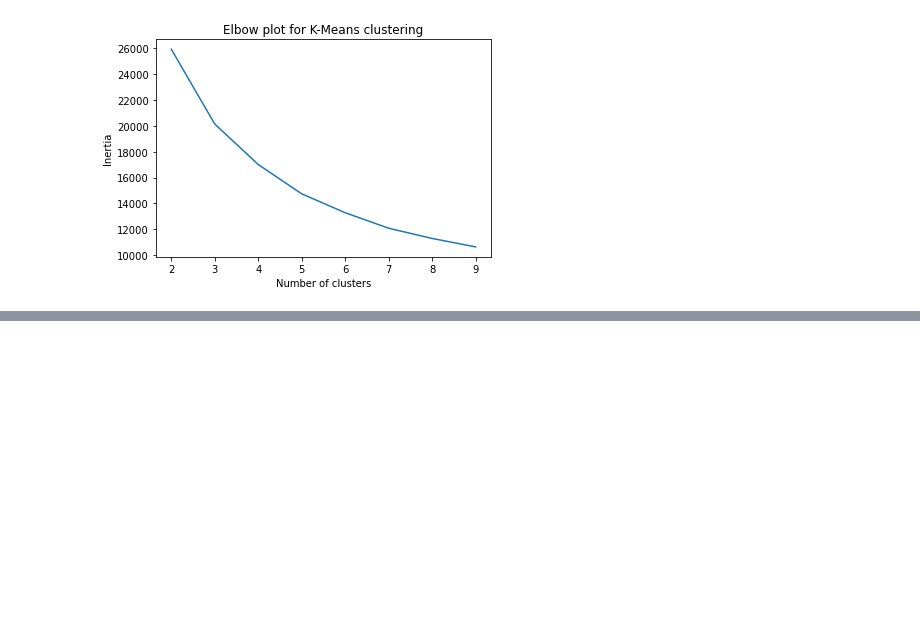
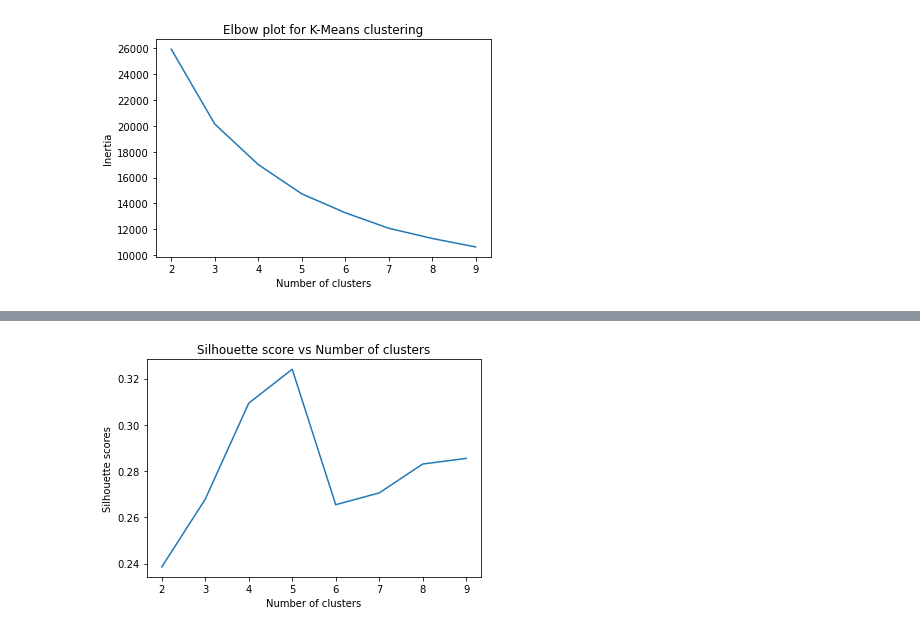
Before and after one commit to naveenverse/code, a Jupyter notebook: clustering_analysis.ipynb, the cells around one changed output, grey strips where cells are left out. Cells and saved outputs as stored; diff of their text form; code cells hidden in the pictures; blank space fills up the shorter version.

```diff
--- a/clustering_analysis.ipynb
+++ b/clustering_analysis.ipynb
@@ -140,0 +178,8 @@ plt.show()
+# %%
+plt.plot(n_clusters_list,silhouette_scores)
+plt.xlabel('Number of clusters')
+plt.ylabel('Silhouette scores')
+plt.title('Silhouette score vs Number of clusters')
+plt.show()
+# %% [output]
+[figure, added]
```
Also changed, not shown: parts of 7 cells of this notebook.
